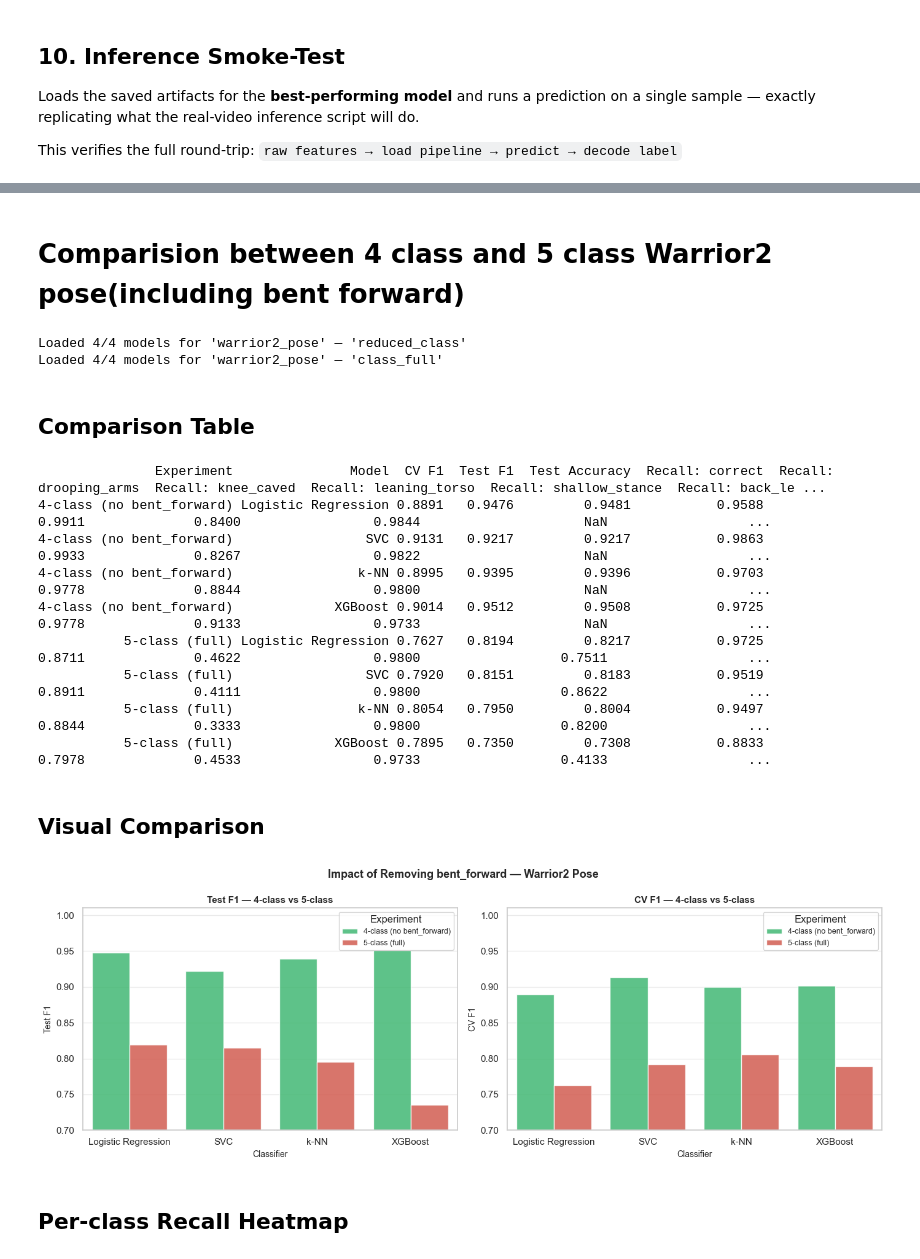
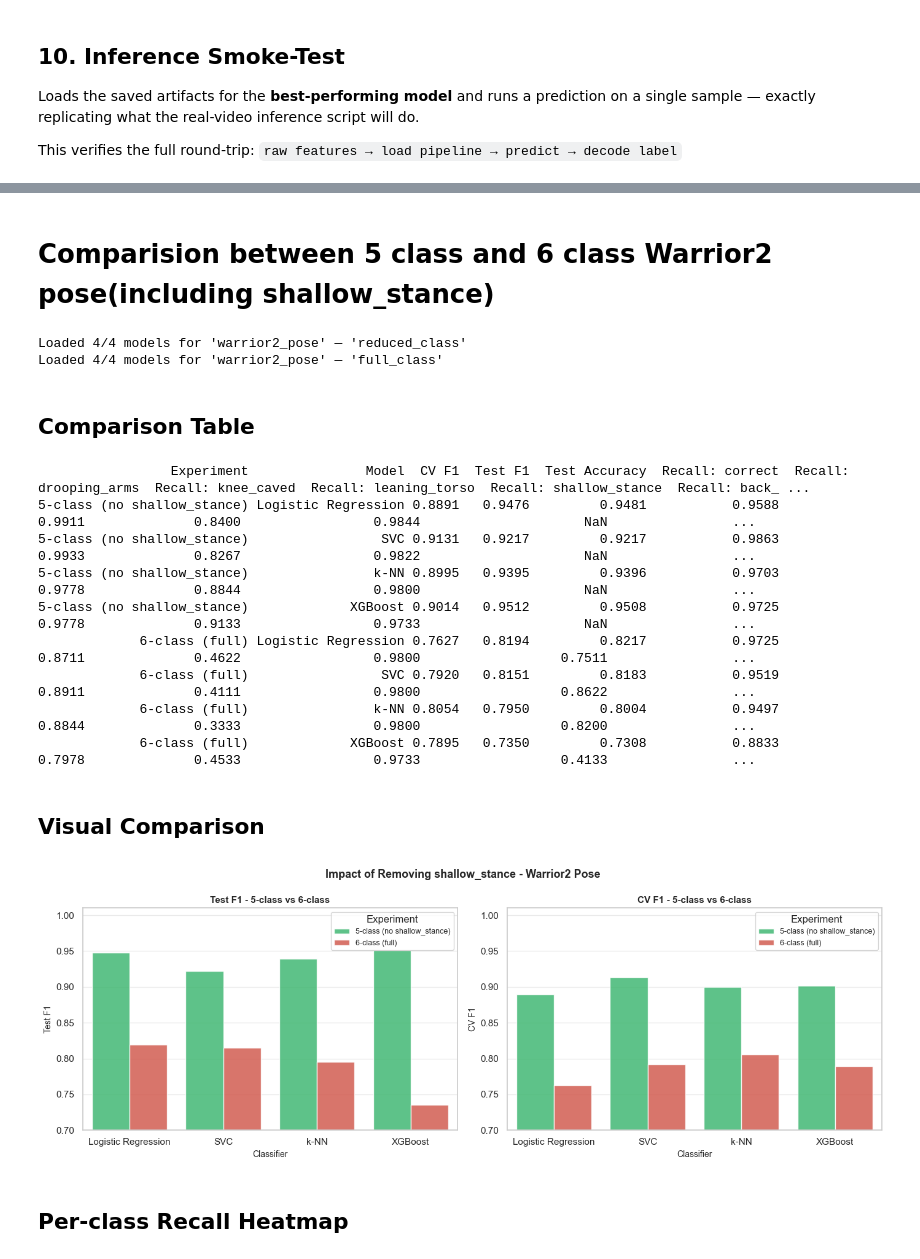
Before and after one commit to aayush-12321/YogAI_Project, a Jupyter notebook: src/models/training/warrior2_pose_experiment.ipynb, the cells around one changed output, grey strips where cells are left out. Drawn from its saved outputs; the diff is of its cells as text; code cells hidden in the pictures.

```diff
--- a/src/models/training/warrior2_pose_experiment.ipynb
+++ b/src/models/training/warrior2_pose_experiment.ipynb
@@ -330,7 +330,7 @@ Dataset summary
 # Set to True to run the 4-class experiment (excluding bent_forward)
 # Set to False to run the full 5-class experiment (default)
 
-EXCLUDE_BENT_FORWARD = False   # <-- toggle here
+EXCLUDE_BENT_FORWARD = True   # <-- toggle here
 
 #  Apply filter ─
 if EXCLUDE_BENT_FORWARD:
@@ -355,9 +355,9 @@ if EXCLUDE_BENT_FORWARD:
     class_map          = {i: name for i, name in enumerate(remaining_names)}
 
     experiment_tag = "reduced_class"
-    print("EXCLUDED: ")
+    print("EXCLUDED: shallow_stance")
 else:
-    experiment_tag = "class_full"
+    experiment_tag = "full_class"
     print("Running full class experiment.")
 
 print(f"\nExperiment tag : {experiment_tag}")
@@ -1478,28 +1464,28 @@ Smoke-test passed.
 # %% [markdown]
-# Comparision between 4 class and 5 class Warrior2 pose(including bent forward)
+# Comparision between 5 class and 6 class Warrior2 pose(including shallow_stance)
 # %%
 # Usage — load any experiment by just changing the tag
-all_results_4class = load_results_from_disk(
+all_results_reduced_class = load_results_from_disk(
     pose_name      = POSE_NAME,
     experiment_tag = "reduced_class",
     models         = ["logistic_regression", "svc", "knn", "xgboost"],
     DIR_METADATA   = DIR_METADATA,
 )
 
-# After 5-class run, load that too the same way
-all_results_5class = load_results_from_disk(
+# After 6-class run, load that too the same way
+all_results_full_class = load_results_from_disk(
     pose_name      = POSE_NAME,
-    experiment_tag = "class_full",
+    experiment_tag = "full_class",
     models         = ["logistic_regression", "svc", "knn", "xgboost"],
     DIR_METADATA   = DIR_METADATA,
 )
 
 # Restore confusion matrices as ndarrays
-for r in all_results_4class + all_results_5class:
+for r in all_results_reduced_class + all_results_full_class:
     r["confusion_matrix"] = np.array(r["confusion_matrix"])
 # %% [output]
 Loaded 4/4 models for 'warrior2_pose' — 'reduced_class'
-Loaded 4/4 models for 'warrior2_pose' — 'class_full'
+Loaded 4/4 models for 'warrior2_pose' — 'full_class'
 # %% [markdown]
 ## Comparison Table
 # %%
@@ -1512,8 +1498,11 @@ formal_names = {
 }
 
 rows = []
-for tag, results in [("4-class (no bent_forward)", all_results_4class),
-                     ("5-class (full)",             all_results_5class)]:
+# for tag, results in [("4-class (no bent_forward)", all_results_4class),
+#                      ("5-class (full)",             all_results_5class)]:
+
+for tag, results in [("5-class (no shallow_stance)", all_results_reduced_class),
+                     ("6-class (full)",             all_results_full_class)]:
     for r in results:
         # Pull per-class recall from classification report string
         # Re-parse from stored clf string is unreliable — use conf matrix instead
@@ -1544,53 +1533,53 @@ for tag, results in [("4-class (no bent_forward)", all_results_4class),
 df_comparison = pd.DataFrame(rows)
 
 # Save
-csv_path = DIR_RESULTS / f"{POSE_NAME}_4class_vs_5class_comparison.csv"
+csv_path = DIR_RESULTS / f"{POSE_NAME}_5class_vs_5class_comparison.csv"
 df_comparison.to_csv(csv_path, index=False)
 
 print(df_comparison.to_string(index=False))
 # %% [output]
-               Experiment               Model  CV F1  Test F1  Test Accuracy  Recall: correct  Recall: drooping_arms  Recall: knee_caved  Recall: leaning_torso  Recall: shallow_stance  Recall: back_le ...
-4-class (no bent_forward) Logistic Regression 0.8891   0.9476         0.9481           0.9588                 0.9911              0.8400                 0.9844                     NaN                  ...
-4-class (no bent_forward)                 SVC 0.9131   0.9217         0.9217           0.9863                 0.9933              0.8267                 0.9822                     NaN                  ...
-4-class (no bent_forward)                k-NN 0.8995   0.9395         0.9396           0.9703                 0.9778              0.8844                 0.9800                     NaN                  ...
-4-class (no bent_forward)             XGBoost 0.9014   0.9512         0.9508           0.9725                 0.9778              0.9133                 0.9733                     NaN                  ...
-           5-class (full) Logistic Regression 0.7627   0.8194         0.8217           0.9725                 0.8711              0.4622                 0.9800                  0.7511                  ...
-           5-class (full)                 SVC 0.7920   0.8151         0.8183           0.9519                 0.8911              0.4111                 0.9800                  0.8622                  ...
-           5-class (full)                k-NN 0.8054   0.7950         0.8004           0.9497                 0.8844              0.3333                 0.9800                  0.8200                  ...
-           5-class (full)             XGBoost 0.7895   0.7350         0.7308           0.8833                 0.7978              0.4533                 0.9733                  0.4133                  ...
+                 Experiment               Model  CV F1  Test F1  Test Accuracy  Recall: correct  Recall: drooping_arms  Recall: knee_caved  Recall: leaning_torso  Recall: shallow_stance  Recall: back_ ...
+5-class (no shallow_stance) Logistic Regression 0.8891   0.9476         0.9481           0.9588                 0.9911              0.8400                 0.9844                     NaN                ...
+5-class (no shallow_stance)                 SVC 0.9131   0.9217         0.9217           0.9863                 0.9933              0.8267                 0.9822                     NaN                ...
+5-class (no shallow_stance)                k-NN 0.8995   0.9395         0.9396           0.9703                 0.9778              0.8844                 0.9800                     NaN                ...
+5-class (no shallow_stance)             XGBoost 0.9014   0.9512         0.9508           0.9725                 0.9778              0.9133                 0.9733                     NaN                ...
+             6-class (full) Logistic Regression 0.7627   0.8194         0.8217           0.9725                 0.8711              0.4622                 0.9800                  0.7511                ...
+             6-class (full)                 SVC 0.7920   0.8151         0.8183           0.9519                 0.8911              0.4111                 0.9800                  0.8622                ...
+             6-class (full)                k-NN 0.8054   0.7950         0.8004           0.9497                 0.8844              0.3333                 0.9800                  0.8200                ...
+             6-class (full)             XGBoost 0.7895   0.7350         0.7308           0.8833                 0.7978              0.4533                 0.9733                  0.4133                ...
 # %% [markdown]
 ## Visual Comparison
 # %%
 #  Visual Comparison — Test F1 & CV F1 side by side
 fig, axes = plt.subplots(1, 2, figsize=(14, 5))
 sns.set_theme(style="whitegrid")
 
 for ax, metric in zip(axes, ["Test F1", "CV F1"]):
     sns.barplot(
         data    = df_comparison,
         x       = "Model",
         y       = metric,
         hue     = "Experiment",
         palette = ["#2ecc71", "#e74c3c"],
         alpha   = 0.85,
         ax      = ax,
     )
-    ax.set_title(f"{metric} — 4-class vs 5-class", fontsize=11, weight="bold")
+    ax.set_title(f"{metric} - 5-class vs 6-class", fontsize=11, weight="bold")
     ax.set_ylabel(metric, fontsize=10)
     ax.set_xlabel("Classifier", fontsize=10)
     ax.set_ylim(0.70, 1.01)
     ax.legend(title="Experiment", fontsize=9)
     ax.grid(axis="y", alpha=0.4)
 
 plt.suptitle(
-    f"Impact of Removing bent_forward — {POSE_NAME.replace('_',' ').title()}",
+    f"Impact of Removing shallow_stance - {POSE_NAME.replace('_',' ').title()}",
     fontsize=13, weight="bold"
 )
 plt.tight_layout()
-plt.savefig(DIR_IMAGES / f"{POSE_NAME}_4vs5class_f1_comparison.png", dpi=300, bbox_inches="tight")
+plt.savefig(DIR_IMAGES / f"{POSE_NAME}_5vs6class_f1_comparison.png", dpi=300, bbox_inches="tight")
 plt.show()
 # %% [output]
-[figure, old version]
+[figure, new version]
 # %% [markdown]
 ## Per-class Recall Heatmap
 # %%
```
Also changed, not shown: parts of 22 cells of this notebook, 38 other files.
